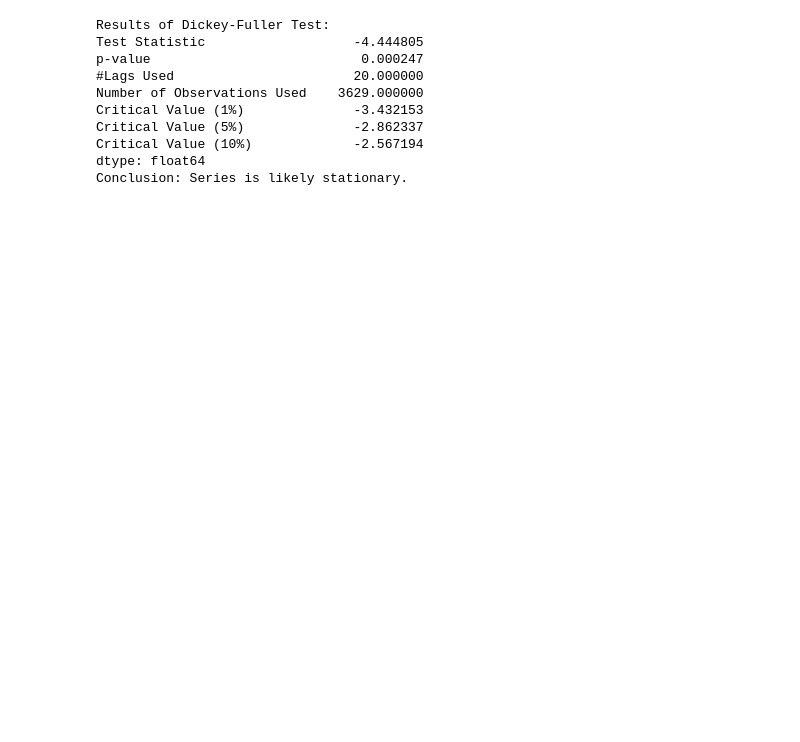
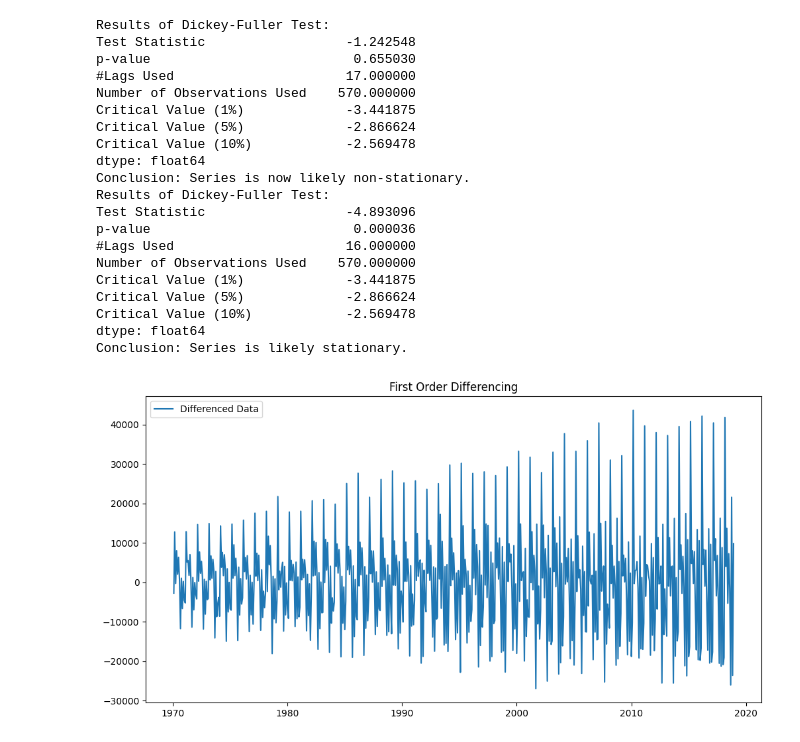
Before and after one commit to Raed-Bourouis/MLEASE, a Jupyter notebook: EDA.ipynb, the cells around one changed output. Saved outputs shown, nothing was run; the diff lists cells and outputs as text; code cells hidden in the pictures; blank space fills up the shorter version.

```diff
--- a/EDA.ipynb
+++ b/EDA.ipynb
@@ -113,42 +125,53 @@ def stationarity_test(timeseries):
       number of observations used, critical values, and the
       results of the test (whether the series is stationary or not).
     """
     print('Results of Dickey-Fuller Test:')
     dftest = adfuller(timeseries, autolag='AIC')
     dfoutput = pd.Series(dftest[0:4], index=['Test Statistic',
                                          'p-value',
                                          '#Lags Used',
                                          'Number of Observations Used'])
     for key, value in dftest[4].items():
         dfoutput['Critical Value (%s)'%key] = value
     print(dfoutput)
 
     if dftest[1] <= 0.05:
         print("Conclusion: Series is likely stationary.")
     else:
-        print("Conclusion: Series is likely non-stationary.")
+        print("Conclusion: Series is now likely non-stationary.")
         # %%
         # Differencing to achieve stationarity
-        # Change 'Value' to 'Daily minimum temperatures'
-        df['Value_diff'] = df['Daily minimum temperatures'].diff().dropna()
+        # Change 'Value' to 'S4248SM144NCEN'
+        df['Value_diff'] = df[df.columns[0]].diff().dropna()
         stationarity_test(df['Value_diff'].dropna())
 
         plt.figure(figsize=(12,6))
         plt.plot(df['Value_diff'], label='Differenced Data')
         plt.title('First Order Differencing')
         plt.legend()
         plt.show()
 
-# Change 'Value' to 'Daily minimum temperatures' when calling the function
-stationarity_test(df['Daily minimum temperatures'])
+# Change 'Value' to 'S4248SM144NCEN' when calling the function
+stationarity_test(df[df.columns[0]])
 # %% [output]
 Results of Dickey-Fuller Test:
-Test Statistic                   -4.444805
-p-value                           0.000247
-#Lags Used                       20.000000
-Number of Observations Used    3629.000000
-Critical Value (1%)              -3.432153
-Critical Value (5%)              -2.862337
-Critical Value (10%)             -2.567194
+Test Statistic                  -1.242548
+p-value                          0.655030
+#Lags Used                      17.000000
+Number of Observations Used    570.000000
+Critical Value (1%)             -3.441875
+Critical Value (5%)             -2.866624
+Critical Value (10%)            -2.569478
+dtype: float64
+Conclusion: Series is now likely non-stationary.
+Results of Dickey-Fuller Test:
+Test Statistic                  -4.893096
+p-value                          0.000036
+#Lags Used                      16.000000
+Number of Observations Used    570.000000
+Critical Value (1%)             -3.441875
+Critical Value (5%)             -2.866624
+Critical Value (10%)            -2.569478
 dtype: float64
 Conclusion: Series is likely stationary.
+[figure, added]
```
Also changed, not shown: parts of 10 cells of this notebook.
